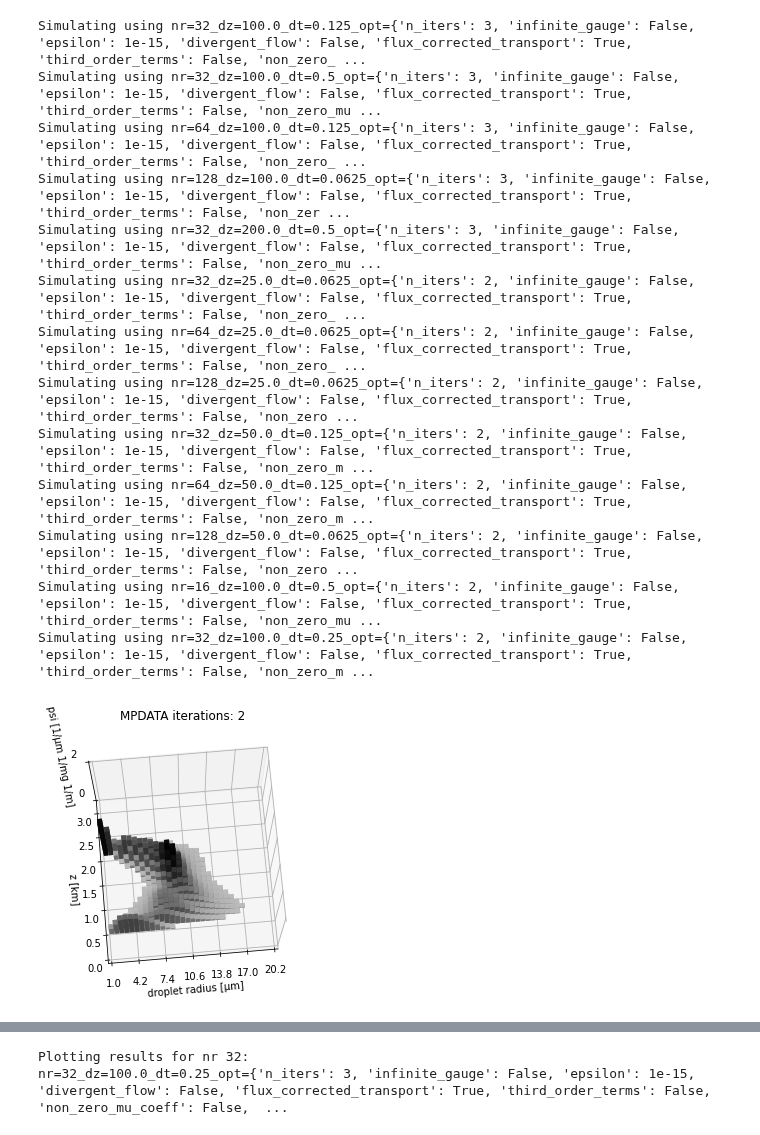
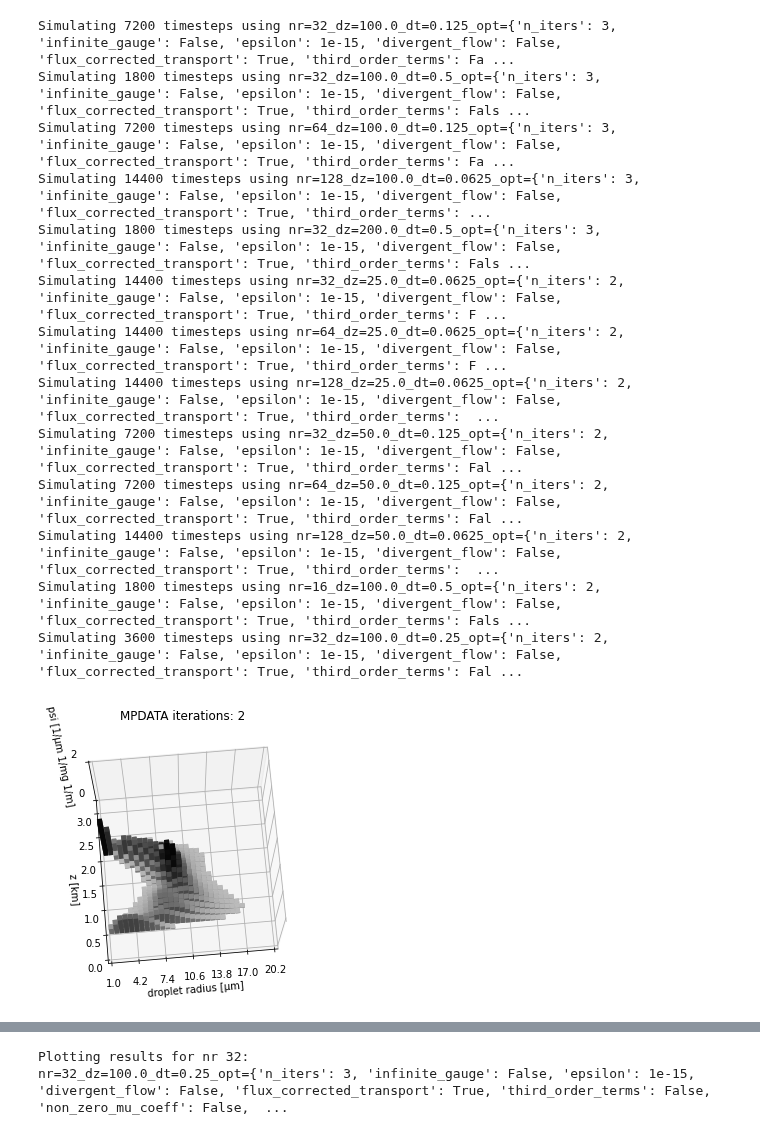
Before and after one commit to slayoo/PyMPDATA-examples, a Jupyter notebook: PyMPDATA_examples/Shipway_and_Hill_2012/fig_1.ipynb, the cells around one changed output, grey strips where cells are left out. Cells and saved outputs as stored; diff of their text form; code cells hidden in the pictures.

```diff
--- a/PyMPDATA_examples/Shipway_and_Hill_2012/fig_1.ipynb
+++ b/PyMPDATA_examples/Shipway_and_Hill_2012/fig_1.ipynb
@@ -46,6 +47,7 @@ def adapt_dt(nr, dz):
     return BASE_DT * min(r_ratio, z_ratio)
 # %%
 outputs = {}
+ANIM = False
 for options in OPTIONS:
     for idz, dz in enumerate(sorted(DZS)):
         for inr, nr in enumerate(sorted(NRS)):
@@ -62,12 +64,12 @@ for options in OPTIONS:
                     continue
                 if dz > DZS[0] and nr != NRS[0]:
                     continue
-                print(f"Simulating using {key}")
 
                 settings = Settings(
                     w_1=VERTVELO, nr=nr, dt=dt, dz=dz, t_max=T_MAX,
                     r_min=R_MIN, r_max=R_MAX, p0=P0, z_max=Z_MAX
                 )
+                print(f"Simulating {settings.nt} timesteps using {key}")
 
                 mpdata = MPDATA(
                     nr=nr,
@@ -152,10 +154,6 @@ for options in OPTIONS:
                     else:
                         psi = mpdata['ql'].advectee.get()
 
-                        if nr == NRS[0] and dt == BASE_DT and dz == DZS[0] and t == int(settings.t_1/dt):
-                            plot_3d(psi, settings, options, R_MIN, R_MAX, max_height=2 / si.mg / si.um)
-                            show_plot(f'fig_3d_n_iters={options.n_iters}.pdf')
-
                         # advection/conservation of n/V, but G_factor=G_z*G_r=rho(z)*1, so psi=n/V/rho
 
                         def moment(data, l):
@@ -180,5 +178,16 @@ for options in OPTIONS:
                     output['qv'][:,t+1] = qv
                     output['S'][:,t+1] = RH - 1
 
+                    if nr>1 and NRS[0] and dt == BASE_DT and dz == DZS[0]:
+                        anim = ANIM and 'CI' not in os.environ and (dql_cond > 0).any()
+                        if anim or t==int(settings.t_1/dt):
+                            plot_3d(psi, settings, options, R_MIN, R_MAX, max_height=2 / si.mg / si.um)
+                        if anim:
+                            pyplot.savefig(f'anim_frame_n_iters={options.n_iters}_frame={t:05d}.png')
+                        if t == int(settings.t_1/dt):
+                            show_plot(f'fig_3d_n_iters={options.n_iters}.pdf')
+                        if anim:
+                            pyplot.close()
+
                 outputs[key] = output
 # %% [output]
@@ -193,17 +202,17 @@ Simulating using nr=32_dz=100.0_dt=0.25_opt={'n_iters': 3, 'infinite_gauge': Fal
 [figure]
 [interactive output not drawn]
-Simulating using nr=32_dz=100.0_dt=0.125_opt={'n_iters': 3, 'infinite_gauge': False, 'epsilon': 1e-15, 'divergent_flow': False, 'flux_corrected_transport': True, 'third_order_terms': False, 'non_zero_ ...
-Simulating using nr=32_dz=100.0_dt=0.5_opt={'n_iters': 3, 'infinite_gauge': False, 'epsilon': 1e-15, 'divergent_flow': False, 'flux_corrected_transport': True, 'third_order_terms': False, 'non_zero_mu ...
-Simulating using nr=64_dz=100.0_dt=0.125_opt={'n_iters': 3, 'infinite_gauge': False, 'epsilon': 1e-15, 'divergent_flow': False, 'flux_corrected_transport': True, 'third_order_terms': False, 'non_zero_ ...
-Simulating using nr=128_dz=100.0_dt=0.0625_opt={'n_iters': 3, 'infinite_gauge': False, 'epsilon': 1e-15, 'divergent_flow': False, 'flux_corrected_transport': True, 'third_order_terms': False, 'non_zer ...
-Simulating using nr=32_dz=200.0_dt=0.5_opt={'n_iters': 3, 'infinite_gauge': False, 'epsilon': 1e-15, 'divergent_flow': False, 'flux_corrected_transport': True, 'third_order_terms': False, 'non_zero_mu ...
-Simulating using nr=32_dz=25.0_dt=0.0625_opt={'n_iters': 2, 'infinite_gauge': False, 'epsilon': 1e-15, 'divergent_flow': False, 'flux_corrected_transport': True, 'third_order_terms': False, 'non_zero_ ...
-Simulating using nr=64_dz=25.0_dt=0.0625_opt={'n_iters': 2, 'infinite_gauge': False, 'epsilon': 1e-15, 'divergent_flow': False, 'flux_corrected_transport': True, 'third_order_terms': False, 'non_zero_ ...
-Simulating using nr=128_dz=25.0_dt=0.0625_opt={'n_iters': 2, 'infinite_gauge': False, 'epsilon': 1e-15, 'divergent_flow': False, 'flux_corrected_transport': True, 'third_order_terms': False, 'non_zero ...
-Simulating using nr=32_dz=50.0_dt=0.125_opt={'n_iters': 2, 'infinite_gauge': False, 'epsilon': 1e-15, 'divergent_flow': False, 'flux_corrected_transport': True, 'third_order_terms': False, 'non_zero_m ...
-Simulating using nr=64_dz=50.0_dt=0.125_opt={'n_iters': 2, 'infinite_gauge': False, 'epsilon': 1e-15, 'divergent_flow': False, 'flux_corrected_transport': True, 'third_order_terms': False, 'non_zero_m ...
-Simulating using nr=128_dz=50.0_dt=0.0625_opt={'n_iters': 2, 'infinite_gauge': False, 'epsilon': 1e-15, 'divergent_flow': False, 'flux_corrected_transport': True, 'third_order_terms': False, 'non_zero ...
-Simulating using nr=16_dz=100.0_dt=0.5_opt={'n_iters': 2, 'infinite_gauge': False, 'epsilon': 1e-15, 'divergent_flow': False, 'flux_corrected_transport': True, 'third_order_terms': False, 'non_zero_mu ...
-Simulating using nr=32_dz=100.0_dt=0.25_opt={'n_iters': 2, 'infinite_gauge': False, 'epsilon': 1e-15, 'divergent_flow': False, 'flux_corrected_transport': True, 'third_order_terms': False, 'non_zero_m ...
+Simulating 7200 timesteps using nr=32_dz=100.0_dt=0.125_opt={'n_iters': 3, 'infinite_gauge': False, 'epsilon': 1e-15, 'divergent_flow': False, 'flux_corrected_transport': True, 'third_order_terms': Fa ...
+Simulating 1800 timesteps using nr=32_dz=100.0_dt=0.5_opt={'n_iters': 3, 'infinite_gauge': False, 'epsilon': 1e-15, 'divergent_flow': False, 'flux_corrected_transport': True, 'third_order_terms': Fals ...
+Simulating 7200 timesteps using nr=64_dz=100.0_dt=0.125_opt={'n_iters': 3, 'infinite_gauge': False, 'epsilon': 1e-15, 'divergent_flow': False, 'flux_corrected_transport': True, 'third_order_terms': Fa ...
+Simulating 14400 timesteps using nr=128_dz=100.0_dt=0.0625_opt={'n_iters': 3, 'infinite_gauge': False, 'epsilon': 1e-15, 'divergent_flow': False, 'flux_corrected_transport': True, 'third_order_terms': ...
+Simulating 1800 timesteps using nr=32_dz=200.0_dt=0.5_opt={'n_iters': 3, 'infinite_gauge': False, 'epsilon': 1e-15, 'divergent_flow': False, 'flux_corrected_transport': True, 'third_order_terms': Fals ...
+Simulating 14400 timesteps using nr=32_dz=25.0_dt=0.0625_opt={'n_iters': 2, 'infinite_gauge': False, 'epsilon': 1e-15, 'divergent_flow': False, 'flux_corrected_transport': True, 'third_order_terms': F ...
+Simulating 14400 timesteps using nr=64_dz=25.0_dt=0.0625_opt={'n_iters': 2, 'infinite_gauge': False, 'epsilon': 1e-15, 'divergent_flow': False, 'flux_corrected_transport': True, 'third_order_terms': F ...
+Simulating 14400 timesteps using nr=128_dz=25.0_dt=0.0625_opt={'n_iters': 2, 'infinite_gauge': False, 'epsilon': 1e-15, 'divergent_flow': False, 'flux_corrected_transport': True, 'third_order_terms':  ...
+Simulating 7200 timesteps using nr=32_dz=50.0_dt=0.125_opt={'n_iters': 2, 'infinite_gauge': False, 'epsilon': 1e-15, 'divergent_flow': False, 'flux_corrected_transport': True, 'third_order_terms': Fal ...
+Simulating 7200 timesteps using nr=64_dz=50.0_dt=0.125_opt={'n_iters': 2, 'infinite_gauge': False, 'epsilon': 1e-15, 'divergent_flow': False, 'flux_corrected_transport': True, 'third_order_terms': Fal ...
+Simulating 14400 timesteps using nr=128_dz=50.0_dt=0.0625_opt={'n_iters': 2, 'infinite_gauge': False, 'epsilon': 1e-15, 'divergent_flow': False, 'flux_corrected_transport': True, 'third_order_terms':  ...
+Simulating 1800 timesteps using nr=16_dz=100.0_dt=0.5_opt={'n_iters': 2, 'infinite_gauge': False, 'epsilon': 1e-15, 'divergent_flow': False, 'flux_corrected_transport': True, 'third_order_terms': Fals ...
+Simulating 3600 timesteps using nr=32_dz=100.0_dt=0.25_opt={'n_iters': 2, 'infinite_gauge': False, 'epsilon': 1e-15, 'divergent_flow': False, 'flux_corrected_transport': True, 'third_order_terms': Fal ...
-[figure, old version]
+[figure, new version]
 [interactive output not drawn]
```
Also changed, not shown: parts of 4 cells of this notebook.
